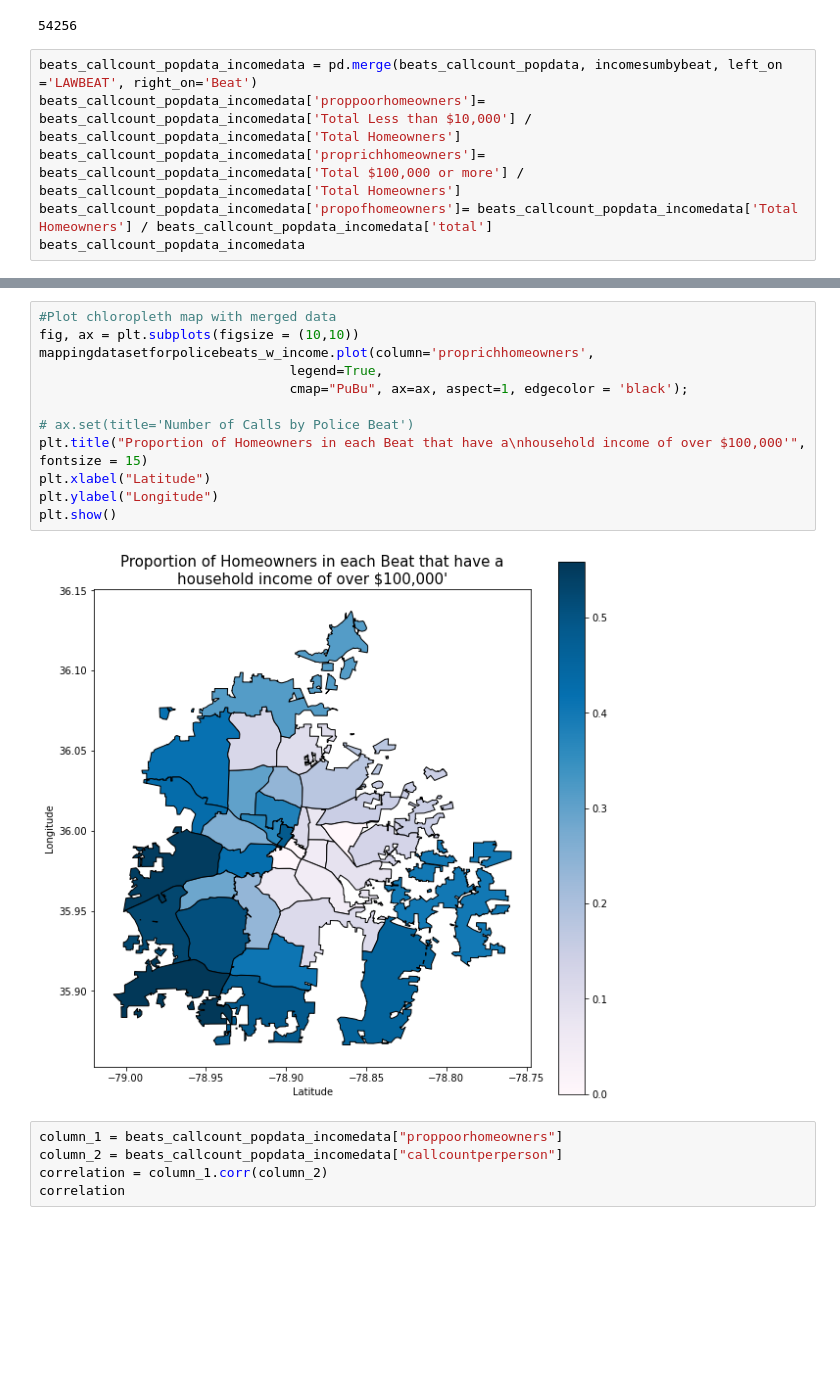
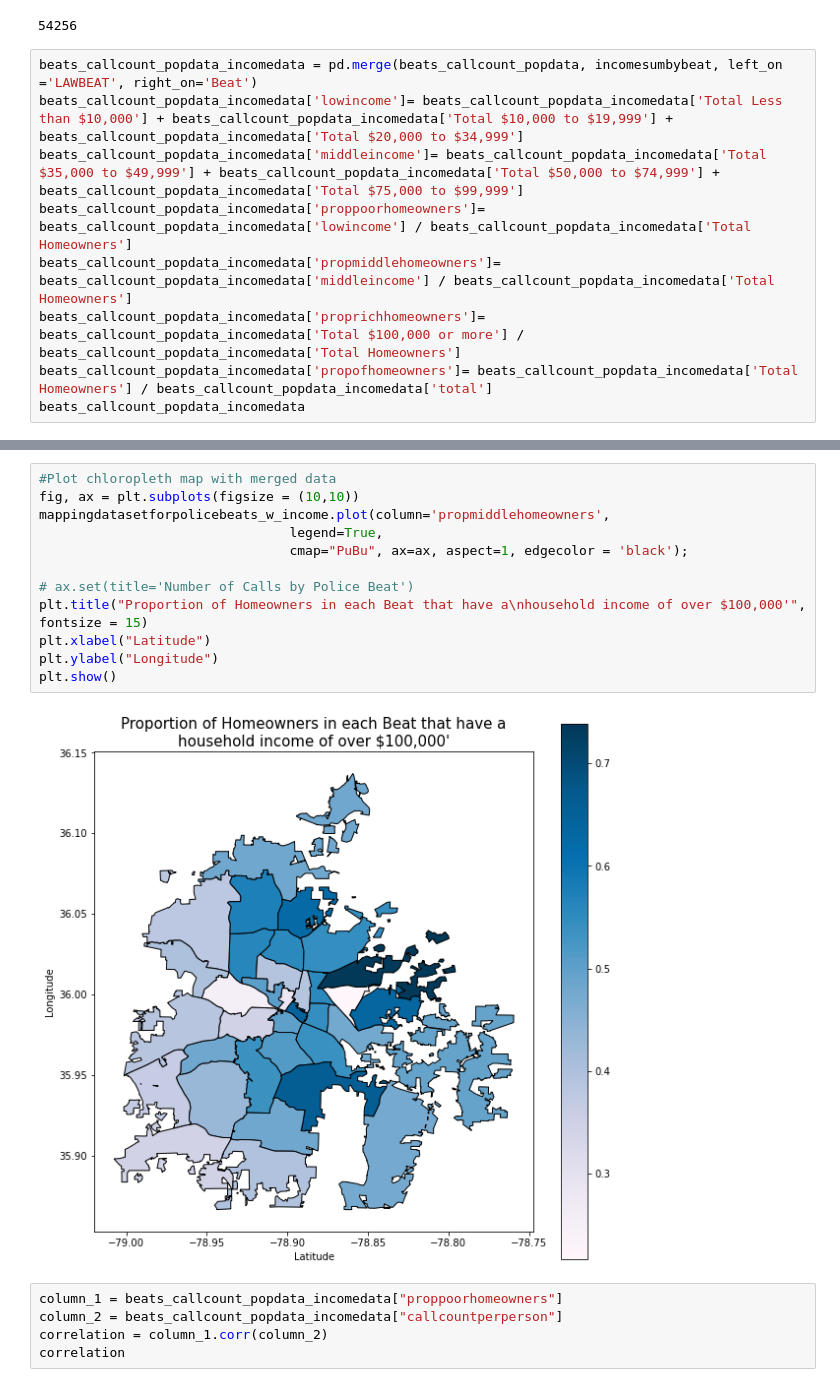
Before and after one commit to sadiesheridan/dataplus-project27-community-safety-durham, a Jupyter notebook: 10_code/hispanicanalysis.ipynb, the cells around one changed output, grey strips where cells are left out. Saved outputs shown, nothing was run; the diff lists cells and outputs as text; blank space fills up the shorter version.

Commit message:
created middle class

```diff
--- a/10_code/hispanicanalysis.ipynb
+++ b/10_code/hispanicanalysis.ipynb
@@ -886,7 +886,10 @@ incomesumbybeat['Total Homeowners'].sum()
 54256
 # %%
 beats_callcount_popdata_incomedata = pd.merge(beats_callcount_popdata, incomesumbybeat, left_on ='LAWBEAT', right_on='Beat')
-beats_callcount_popdata_incomedata['proppoorhomeowners']= beats_callcount_popdata_incomedata['Total Less than $10,000'] / beats_callcount_popdata_incomedata['Total Homeowners']
+beats_callcount_popdata_incomedata['lowincome']= beats_callcount_popdata_incomedata['Total Less than $10,000'] + beats_callcount_popdata_incomedata['Total $10,000 to $19,999'] + beats_callcount_popdata_incomedata['Total $20,000 to $34,999']
+beats_callcount_popdata_incomedata['middleincome']= beats_callcount_popdata_incomedata['Total $35,000 to $49,999'] + beats_callcount_popdata_incomedata['Total $50,000 to $74,999'] + beats_callcount_popdata_incomedata['Total $75,000 to $99,999']
+beats_callcount_popdata_incomedata['proppoorhomeowners']= beats_callcount_popdata_incomedata['lowincome'] / beats_callcount_popdata_incomedata['Total Homeowners']
+beats_callcount_popdata_incomedata['propmiddlehomeowners']= beats_callcount_popdata_incomedata['middleincome'] / beats_callcount_popdata_incomedata['Total Homeowners']
 beats_callcount_popdata_incomedata['proprichhomeowners']= beats_callcount_popdata_incomedata['Total $100,000 or more'] / beats_callcount_popdata_incomedata['Total Homeowners']
 beats_callcount_popdata_incomedata['propofhomeowners']= beats_callcount_popdata_incomedata['Total Homeowners'] / beats_callcount_popdata_incomedata['total']
 beats_callcount_popdata_incomedata
@@ -946,17 +949,17 @@ plt.show()
 # %%
 #Plot chloropleth map with merged data
 fig, ax = plt.subplots(figsize = (10,10))
-mappingdatasetforpolicebeats_w_income.plot(column='proprichhomeowners',
+mappingdatasetforpolicebeats_w_income.plot(column='propmiddlehomeowners',
                                 legend=True,
                                 cmap="PuBu", ax=ax, aspect=1, edgecolor = 'black');
 
 # ax.set(title='Number of Calls by Police Beat')
 plt.title("Proportion of Homeowners in each Beat that have a\nhousehold income of over $100,000'", fontsize = 15)
 plt.xlabel("Latitude")
 plt.ylabel("Longitude")
 plt.show()
 # %% [output]
-[figure, old version]
+[figure, new version]
 # %%
 column_1 = beats_callcount_popdata_incomedata["proppoorhomeowners"]
 column_2 = beats_callcount_popdata_incomedata["callcountperperson"]
```
Also changed, not shown: parts of 2 cells of this notebook.
